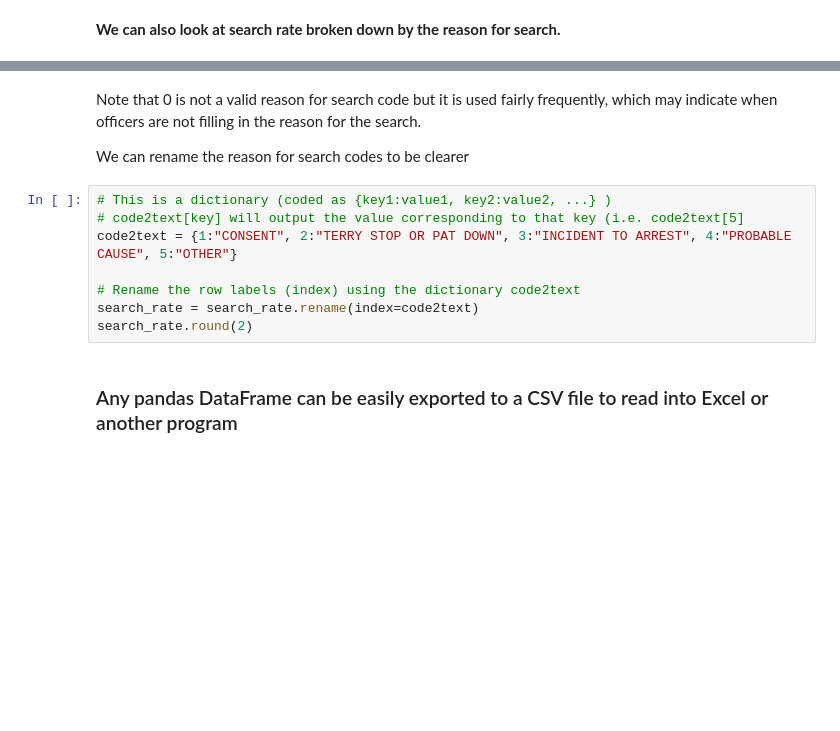
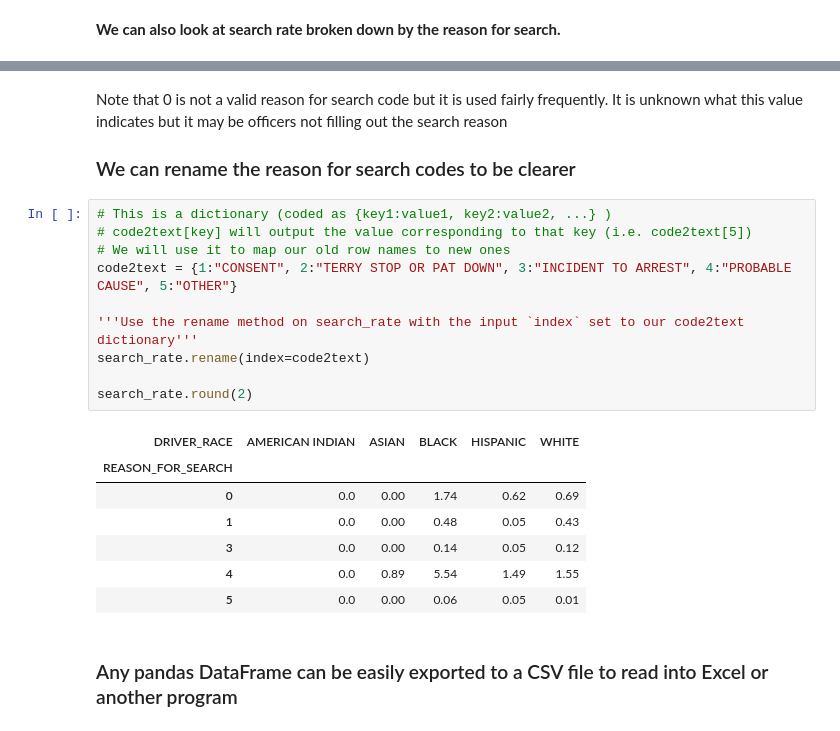
Before and after one commit to openpolicedata/opd-examples, a Jupyter notebook: presentations/IRE23/ire23_finding_the_story_police_stop_date.ipynb, the cells around one changed output, grey strips where cells are left out. Saved outputs shown, nothing was run; the diff lists cells and outputs as text; blank space fills up the shorter version.

```diff
--- a/presentations/IRE23/ire23_finding_the_story_police_stop_date.ipynb
+++ b/presentations/IRE23/ire23_finding_the_story_police_stop_date.ipynb
@@ -136,15 +328,25 @@ search_rate.round(2)
 # %% [markdown]
-Note that 0 is not a valid reason for search code but it is used fairly frequently, which may indicate when officers are not filling in the reason for the search.
+Note that 0 is not a valid reason for search code but it is used fairly frequently. It is unknown what this value indicates but it may be officers not filling out the search reason
 
-We can rename the reason for search codes to be clearer
+### We can rename the reason for search codes to be clearer
 # %%
 # This is a dictionary (coded as {key1:value1, key2:value2, ...} )
-# code2text[key] will output the value corresponding to that key (i.e. code2text[5]
+# code2text[key] will output the value corresponding to that key (i.e. code2text[5])
+# We will use it to map our old row names to new ones
 code2text = {1:"CONSENT", 2:"TERRY STOP OR PAT DOWN", 3:"INCIDENT TO ARREST", 4:"PROBABLE CAUSE", 5:"OTHER"}
 
-# Rename the row labels (index) using the dictionary code2text
-search_rate = search_rate.rename(index=code2text)
+'''Use the rename method on search_rate with the input `index` set to our code2text dictionary'''
+search_rate.rename(index=code2text)
+
 search_rate.round(2)
+# %% [output]
+| DRIVER_RACE | AMERICAN INDIAN | ASIAN | BLACK | HISPANIC | WHITE |
+| REASON_FOR_SEARCH |  |  |  |  |  |
+| 0 | 0.0 | 0.00 | 1.74 | 0.62 | 0.69 |
+| 1 | 0.0 | 0.00 | 0.48 | 0.05 | 0.43 |
+| 3 | 0.0 | 0.00 | 0.14 | 0.05 | 0.12 |
+| 4 | 0.0 | 0.89 | 5.54 | 1.49 | 1.55 |
+| 5 | 0.0 | 0.00 | 0.06 | 0.05 | 0.01 |
 # %% [markdown]
 ### Any pandas DataFrame can be easily exported to a CSV file to read into Excel or another program
 # %%
```
Also changed, not shown: parts of 40 cells of this notebook, 1 other file.
